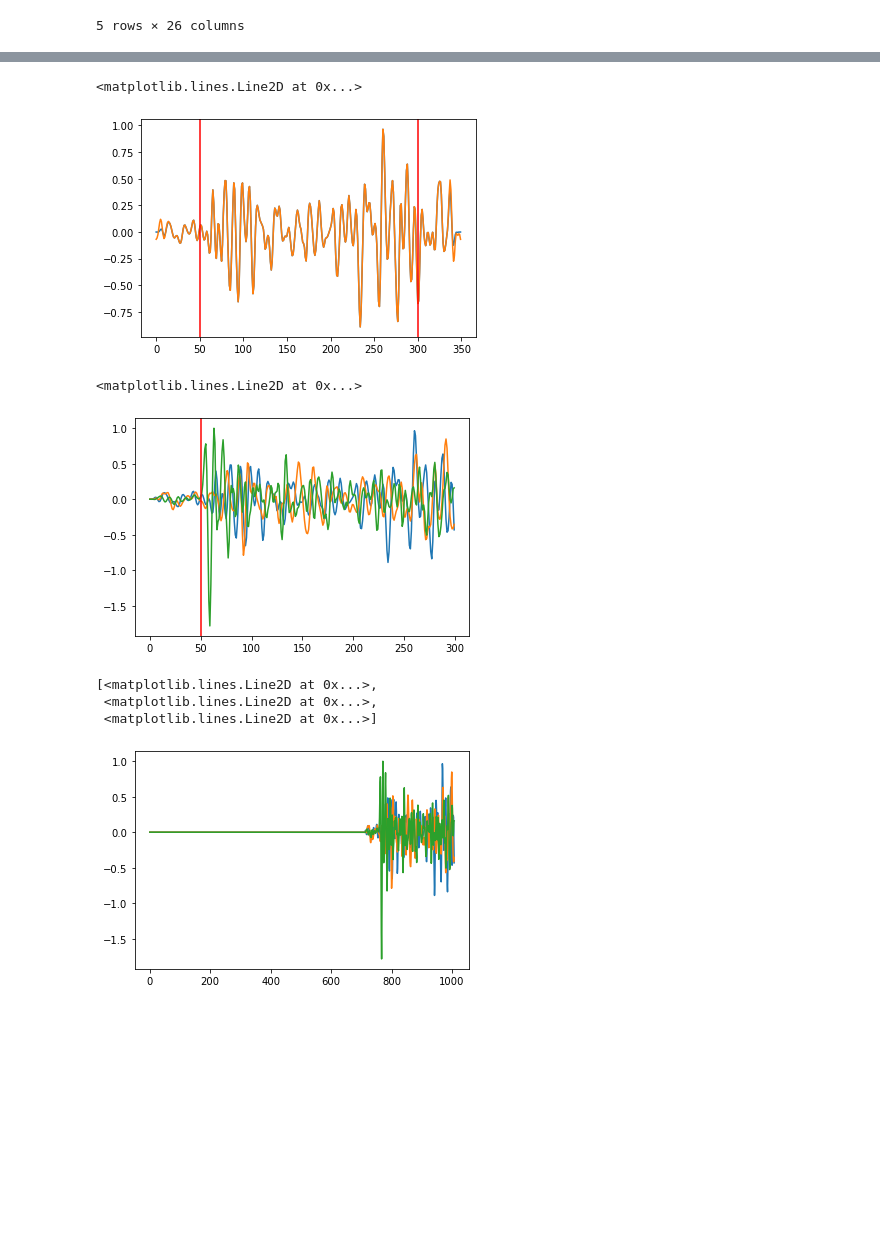
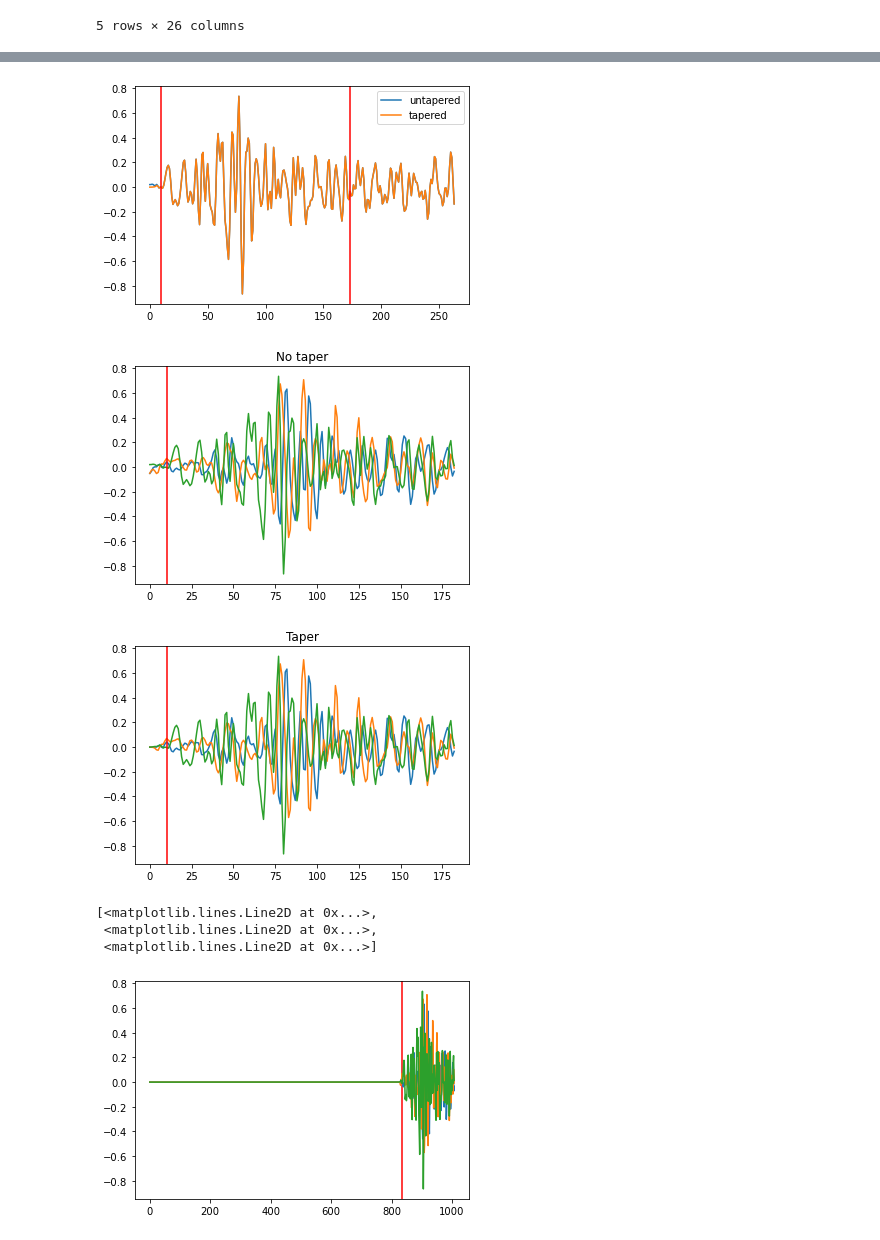
Before and after one commit to armstrong06/seis_proc_dl, a Jupyter notebook: detectors/data_augmentation/develop_new_mew.ipynb, the cells around one changed output, grey strips where cells are left out. Drawn from its saved outputs; the diff is of its cells as text; code cells hidden in the pictures; blank space fills up the shorter version.

```diff
--- a/detectors/data_augmentation/develop_new_mew.ipynb
+++ b/detectors/data_augmentation/develop_new_mew.ipynb
@@ -227,9 +240,10 @@ print(first_event_sample)
 # %%
 # np.random.randint(-max_lag, max_lag+1, size=n_obs*n_duplicate)
 # np.random.randint in range [low, high) => includes [-250, 250]
-min_second_event_sample = np.max([wf_length // 2 + center_window + 1, first_event_sample + min_sep])
+min_second_event_sample = np.max([center_window_ub+1, first_event_sample + min_sep])
 max_second_event_sample = wf_length - min_wf2
-print(min_second_event_sample, max_second_event_sample)
 second_event_sample = np.random.randint(min_second_event_sample, max_second_event_sample)
-print(second_event_sample)
+
+print("Second event bounds:",min_second_event_sample, max_second_event_sample)
+print("Random start sample:", second_event_sample)
 # %% [output]
@@ -247,4 +263,6 @@ plt.axvline(first_event_sample, color="r")
 # %%
-wf2_buffer = 50
-wf2_trim = np.copy(wf2_norm[org_pick_sample-wf2_buffer:org_pick_sample+(wf_length - second_event_sample + wf2_buffer)])
+wf2_buffer = 10
+# Trim from -10 to 254 samples (max possible size)
+wf2_trim = np.copy(wf2_norm[org_pick_sample-wf2_buffer:org_pick_sample+(wf_length - center_window_ub)])
+assert wf2_trim.shape[0] == (wf_length - center_window_ub)+wf2_buffer, "WF2 trim is wrong size"
 # %%
@@ -285,18 +317,25 @@ st.taper(max_percentage=0.05)
 # %%
-plt.plot(np.arange(0, wf2_trim.shape[0]), st[0].data)
-plt.plot(np.arange(0, wf2_trim.shape[0]), wf2_trim[:, 0])
-plt.axvline(50, color="r")
-plt.axvline(wf2_trim.shape[0] - 50, color="r")
+plt.plot(np.arange(0, wf2_trim.shape[0]), wf2_trim[:, 2], label="untapered")
+plt.plot(np.arange(0, wf2_trim.shape[0]), st[2].data, label="tapered")
+plt.axvline(wf2_buffer, color="r")
+plt.axvline(wf_length-second_event_sample, color="r")
+plt.legend();
 # %% [output]
-<matplotlib.lines.Line2D at 0x...>
-[figure, old version]
+[figure, new version]
 # %%
+# Convert Stream back to an array
 wf2_taper = np.concatenate([st[0].data.reshape(-1, 1), st[1].data.reshape(-1, 1), st[2].data.reshape(-1, 1)], axis=1)
+# Trim the WF2 to the number of samples needed by removing samples from the right end
+wf2_taper_trim = wf2_taper[0:(wf_length-second_event_sample+wf2_buffer), :]
-# %%
-wf2_taper_trim = wf2_taper[0:-wf2_buffer, :]
 # %%
+plt.plot(np.arange(0, wf2_taper_trim.shape[0]), wf2_trim[0:(wf_length-second_event_sample+wf2_buffer), :])
+plt.axvline(wf2_buffer, color="r")
+plt.title("No taper");
+
+plt.figure()
 plt.plot(np.arange(0, wf2_taper_trim.shape[0]), wf2_taper_trim[:, :])
-plt.axvline(50, color="r")
+plt.axvline(wf2_buffer, color="r")
+plt.title("Taper");
 # %% [output]
-<matplotlib.lines.Line2D at 0x...>
-[figure, old version]
+[figure, new version]
+[figure, added]
@@ -306,7 +341,0 @@ wf2_padded[-wf2_taper_trim.shape[0]:] = wf2_taper_trim
-# %%
-plt.plot(range(wf_length), wf2_padded)
-# %% [output]
-[<matplotlib.lines.Line2D at 0x...>,
- <matplotlib.lines.Line2D at 0x...>,
- <matplotlib.lines.Line2D at 0x...>]
-[figure, removed]
@@ -313,2 +347,11 @@ plt.plot(range(wf_length), wf2_padded)
+# %%
+ plt.axvline(second_event_sample, color="r")
+# plt.axvline(second_event_sample-wf2_buffer, color="r")
+plt.plot(range(wf_length), wf2_padded)
+# %% [output]
+[<matplotlib.lines.Line2D at 0x...>,
+ <matplotlib.lines.Line2D at 0x...>,
+ <matplotlib.lines.Line2D at 0x...>]
+[figure, added]
 # %%
 combined_wf = wf1_trim + wf2_padded
```
Also changed, not shown: parts of 35 cells of this notebook, 1 other file.
